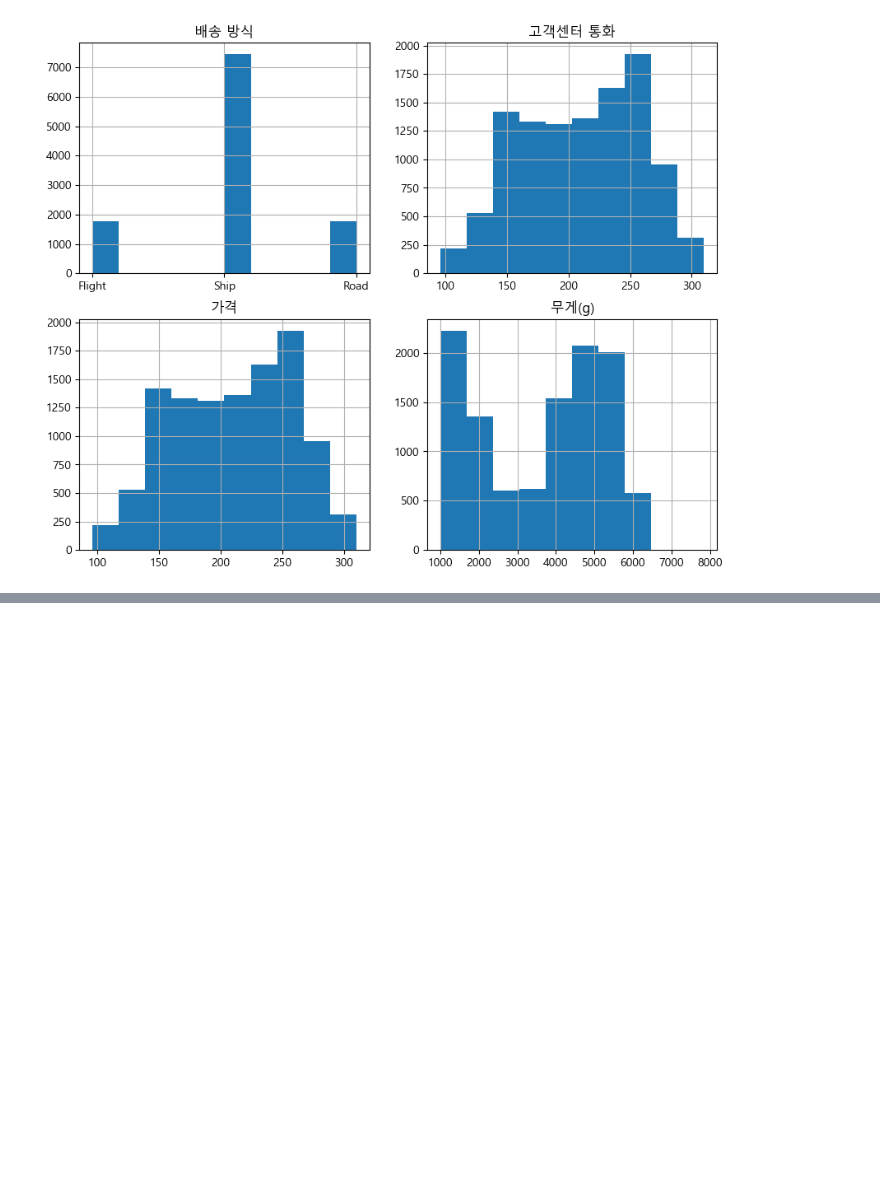
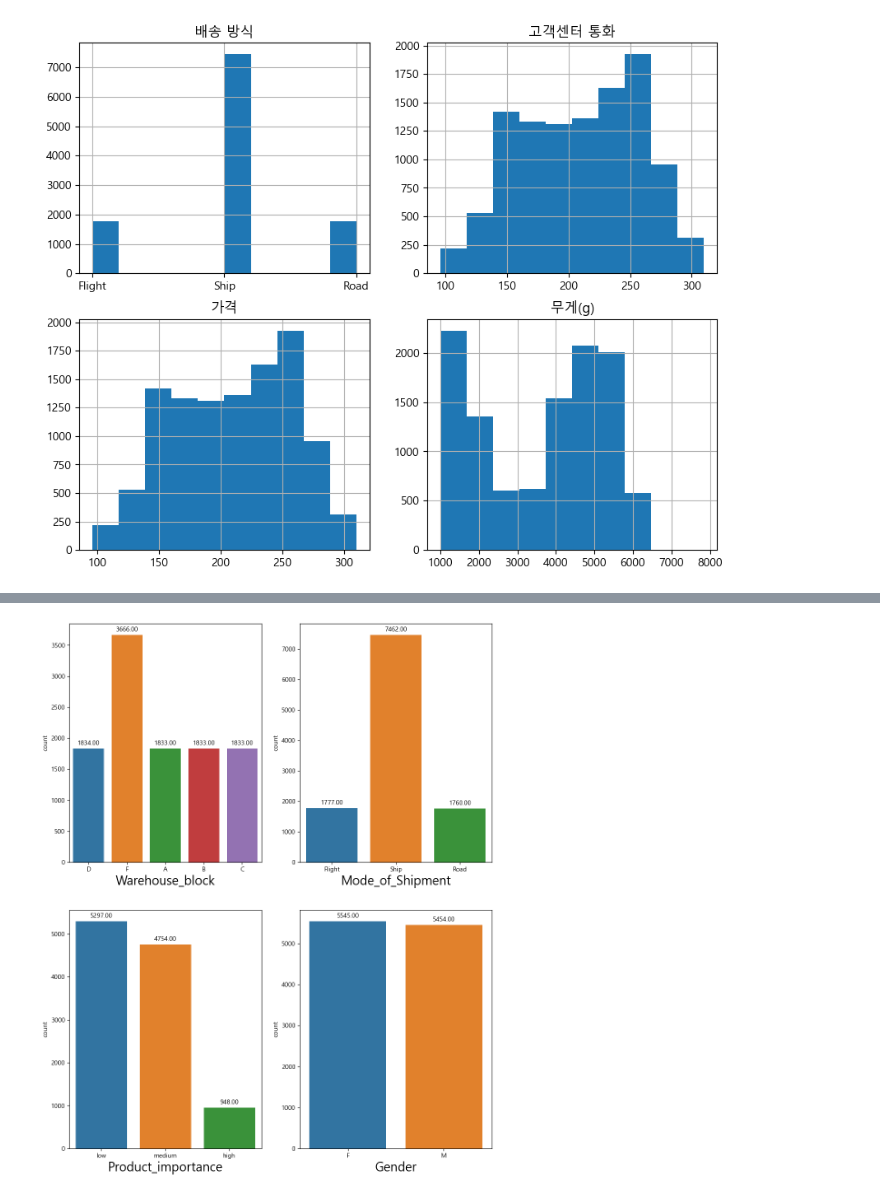
Before and after one commit to daebeobkim/python-bigdata, a Jupyter notebook: EDA/머신러닝/프로젝트 준비.ipynb, the cells around one changed output, grey strips where cells are left out. Cells and saved outputs as stored; diff of their text form; code cells hidden in the pictures; blank space fills up the shorter version.

```diff
--- a/EDA/머신러닝/프로젝트 준비.ipynb
+++ b/EDA/머신러닝/프로젝트 준비.ipynb
@@ -86,8 +80,8 @@ dfnum = test.drop(columns = ['Warehouse_block', 'Mode_of_Shipment',
                                   'Product_importance', 'Gender',
                                   'Reached.on.Time_Y.N'])
 fig,ax= plt.subplots(ncols=3,nrows=2,figsize=(24,14))
-for variable, subplot in zip(dfnum.columns,ax.flatten()):
-    distdetails = sns.histplot(x = dfnum[variable], color = 'darkblue', ax=subplot,)
+for variable, subplot in zip(dfnum.columns,ax.flatten()): #flatten 서브플롯 객체 배열은 일반적으로 2차원 이상이지만 사용시 1차원 배열로 반복하게 만듦
+    distdetails = sns.histplot(x = dfnum[variable], color = 'darkblue', ax=subplot)
     distdetails.set_xlabel(variable, fontsize = 20)
     distdetails.set_ylabel(variable, fontsize = 20)
 
@@ -96,0 +97,13 @@ plt.show()
+# %%
+category = test.select_dtypes(include='object') #object타입만 골라
+fig,ax = plt.subplots(nrows=2,ncols=2,figsize=(12,15))
+for value, subplot in zip(category.columns, ax.flatten()):
+    plot = sns.countplot(x=category[value], ax=subplot)
+    plot.set_xlabel(value, fontsize=20)
+    plot.set_xticklabels(plot.get_xticklabels())
+
+    for p in plot.patches:
+        plot.annotate(format(p.get_height(), '.2f'), (p.get_x() + p.get_width() / 2., p.get_height()), ha='center',
+        xytext=(0, 6), textcoords='offset points')
+# %% [output]
+[figure, added]
```
Also changed, not shown: parts of 3 cells of this notebook.
